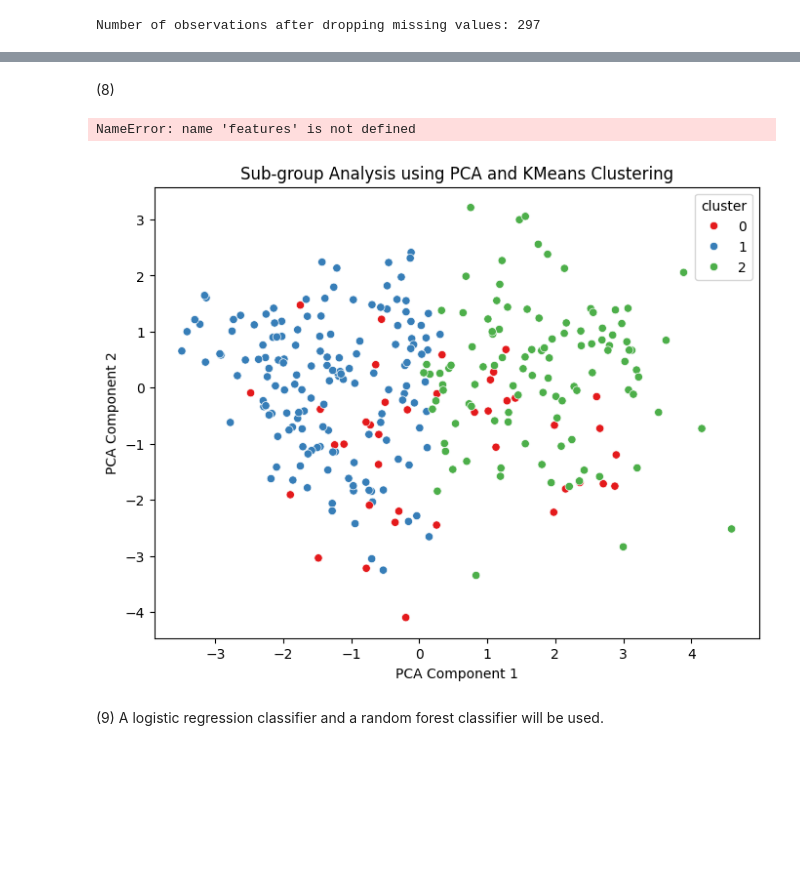
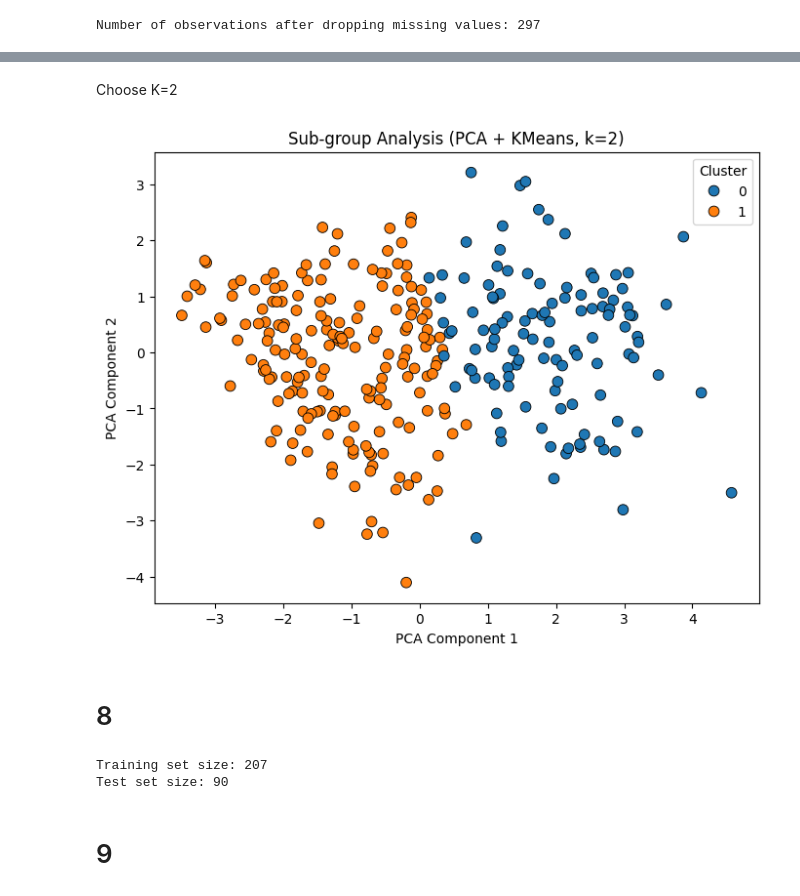
Before and after one commit to DelphineShen/Assignment6, a Jupyter notebook: assignment6.ipynb, the cells around one changed output, grey strips where cells are left out. Saved outputs shown, nothing was run; the diff lists cells and outputs as text; code cells hidden in the pictures; blank space fills up the shorter version.

```diff
--- a/assignment6.ipynb
+++ b/assignment6.ipynb
@@ -267,22 +225,44 @@ df_clean.loc[:, 'cluster'] = kmeans.fit_predict(df_clean[numeric_cols])
+# %% [markdown]
+Choose K=2
+# %%
+
+km_final = KMeans(n_clusters=best_k, random_state=1)
+df_clean.loc[:, 'cluster'] = km_final.fit_predict(X_scaled)
+
+pca = PCA(n_components=2, random_state=1)
+X_pca = pca.fit_transform(X_scaled)
+df_clean.loc[:, 'pca1'] = X_pca[:, 0]
+df_clean.loc[:, 'pca2'] = X_pca[:, 1]
+
+
+plt.figure(figsize=(8,6))
+sns.scatterplot(
+    data=df_clean,
+    x='pca1', y='pca2',
+    hue='cluster',
+    palette='tab10',
+    s=60,
+    edgecolor='k'
+)
+plt.title(f'Sub‑group Analysis (PCA + KMeans, k={best_k})')
+plt.xlabel('PCA Component 1')
+plt.ylabel('PCA Component 2')
+plt.legend(title='Cluster')
+plt.show()
+# %% [output]
+[figure, added]
 # %% [markdown]
-(8)
+# 8
 # %%
+features = df_clean.drop(columns=['num', 'cluster', 'pca1', 'pca2'])
+target = df_clean['num']
 
-# Split the data using 30% for testing and 70% for training (random seed = 1).
+# Split the data using 30% for testing and 70% for training
 X_train, X_test, y_train, y_test = train_test_split(features, target, test_size=0.3, random_state=1)
 print("\nTraining set size:", X_train.shape[0])
 print("Test set size:", X_test.shape[0])
 # %% [output]
-NameError: name 'features' is not defined
+Training set size: 207
+Test set size: 90
-# %%
-plt.figure(figsize=(8, 6))
-sns.scatterplot(x='pca1', y='pca2', hue='cluster', data=df_clean, palette='Set1')
-plt.title('Sub-group Analysis using PCA and KMeans Clustering')
-plt.xlabel('PCA Component 1')
-plt.ylabel('PCA Component 2')
-plt.show()
-# %% [output]
-[figure, removed]
-# %% [markdown]
-(9)
-A logistic regression classifier and a random forest classifier will be used.
+# %% [markdown]
+# 9
```
Also changed, not shown: parts of 45 cells of this notebook.
